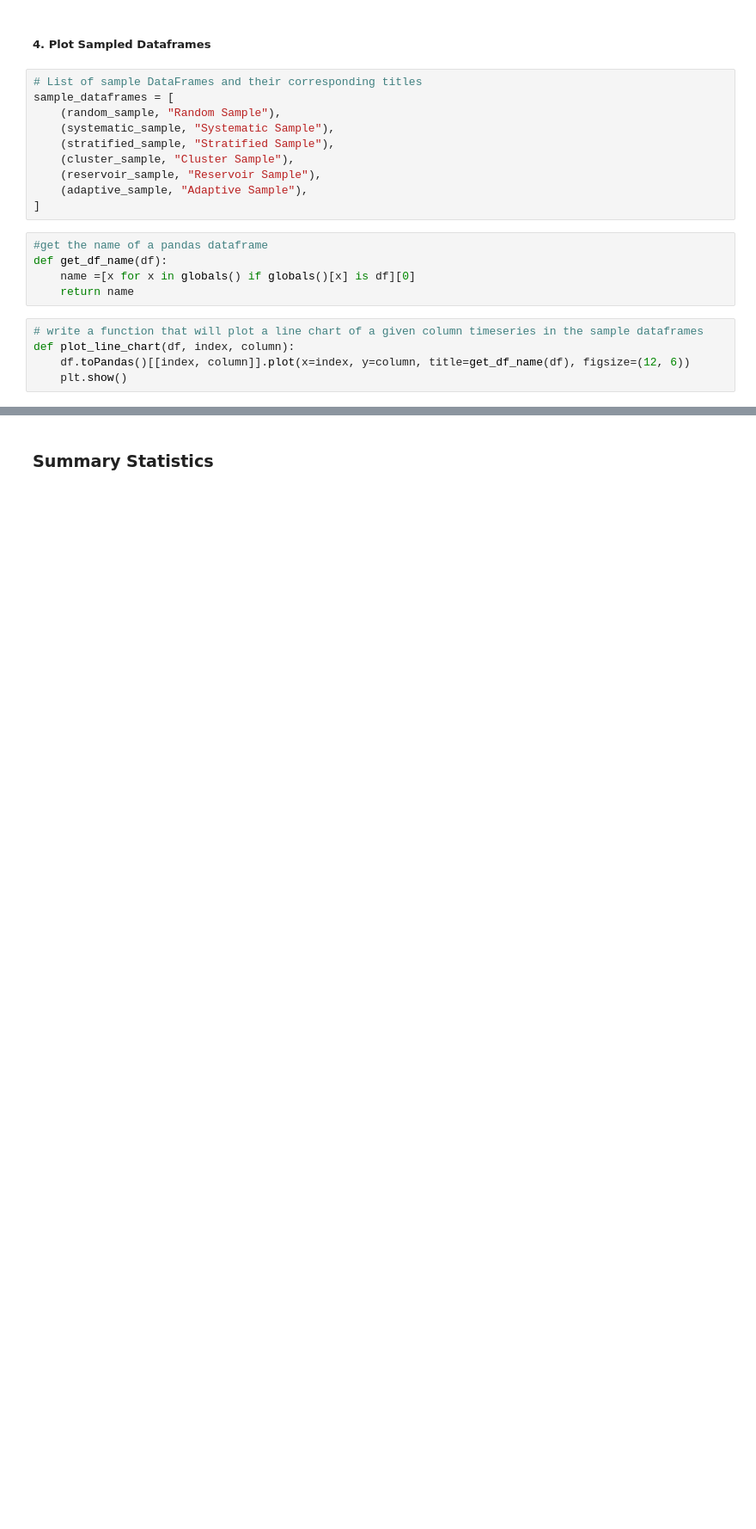
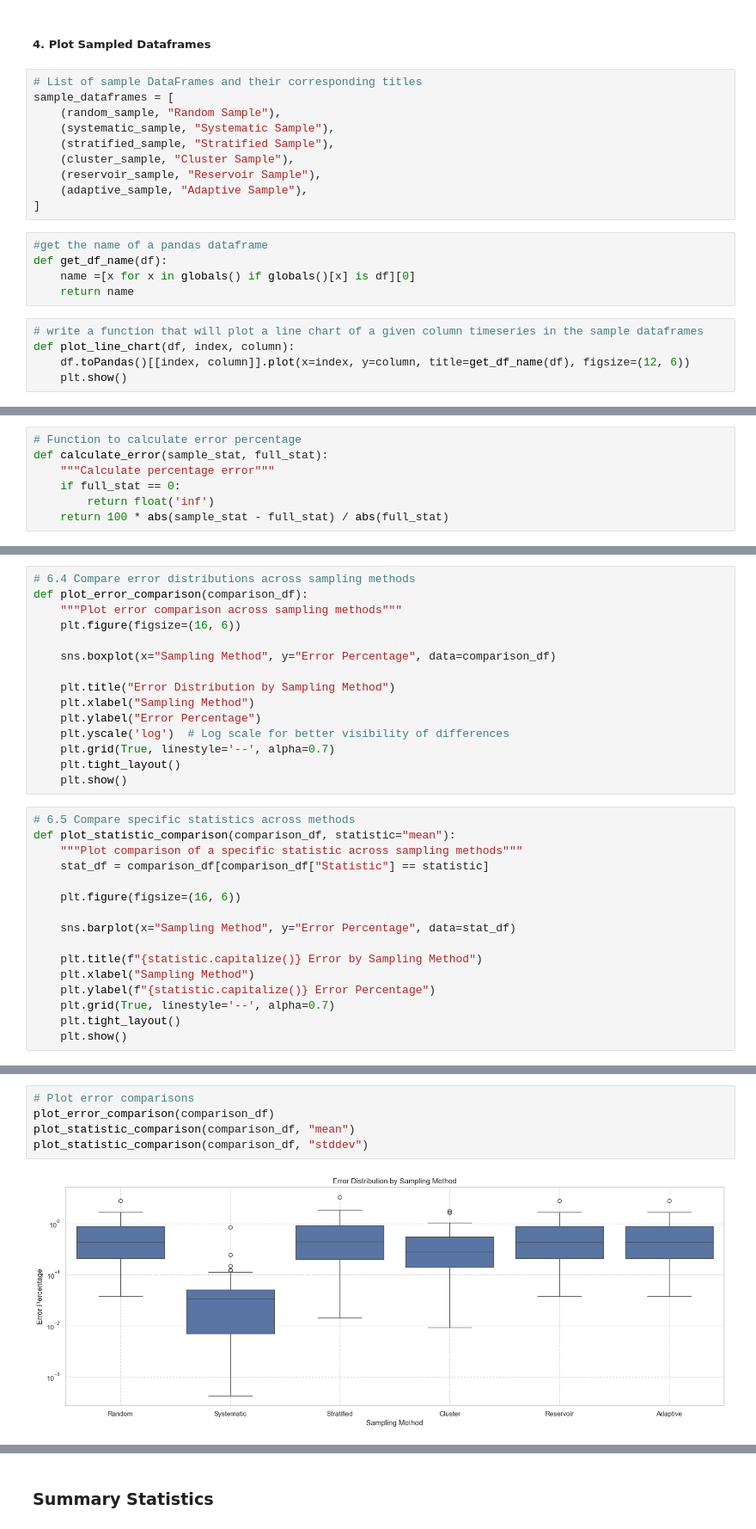
Before and after one commit to sliaros/pyspark_jupyter_energy_analysis, a Jupyter notebook: pyspark_energy_analysis.ipynb, the cells around one changed output, grey strips where cells are left out. Shown at 86% size. Saved outputs shown, nothing was run; the diff lists cells and outputs as text; blank space fills up the shorter version.

```diff
--- a/pyspark_energy_analysis.ipynb
+++ b/pyspark_energy_analysis.ipynb
@@ -784,0 +847,7 @@ for _df, _title in sample_dataframes:
+# %%
+# Function to calculate error percentage
+def calculate_error(sample_stat, full_stat):
+    """Calculate percentage error"""
+    if full_stat == 0:
+        return float('inf')
+    return 100 * abs(sample_stat - full_stat) / abs(full_stat)
@@ -784,0 +1023,31 @@ for _df, _title in sample_dataframes:
+# %%
+# 6.4 Compare error distributions across sampling methods
+def plot_error_comparison(comparison_df):
+    """Plot error comparison across sampling methods"""
+    plt.figure(figsize=(16, 6))
+
+    sns.boxplot(x="Sampling Method", y="Error Percentage", data=comparison_df)
+
+    plt.title("Error Distribution by Sampling Method")
+    plt.xlabel("Sampling Method")
+    plt.ylabel("Error Percentage")
+    plt.yscale('log')  # Log scale for better visibility of differences
+    plt.grid(True, linestyle='--', alpha=0.7)
+    plt.tight_layout()
+    plt.show()
+# %%
+# 6.5 Compare specific statistics across methods
+def plot_statistic_comparison(comparison_df, statistic="mean"):
+    """Plot comparison of a specific statistic across sampling methods"""
+    stat_df = comparison_df[comparison_df["Statistic"] == statistic]
+
+    plt.figure(figsize=(16, 6))
+
+    sns.barplot(x="Sampling Method", y="Error Percentage", data=stat_df)
+
+    plt.title(f"{statistic.capitalize()} Error by Sampling Method")
+    plt.xlabel("Sampling Method")
+    plt.ylabel(f"{statistic.capitalize()} Error Percentage")
+    plt.grid(True, linestyle='--', alpha=0.7)
+    plt.tight_layout()
+    plt.show()
@@ -784,0 +1077,7 @@ for _df, _title in sample_dataframes:
+# %%
+# Plot error comparisons
+plot_error_comparison(comparison_df)
+plot_statistic_comparison(comparison_df, "mean")
+plot_statistic_comparison(comparison_df, "stddev")
+# %% [output]
+[figure, added]
```
Also changed, not shown: parts of 43 cells of this notebook.
